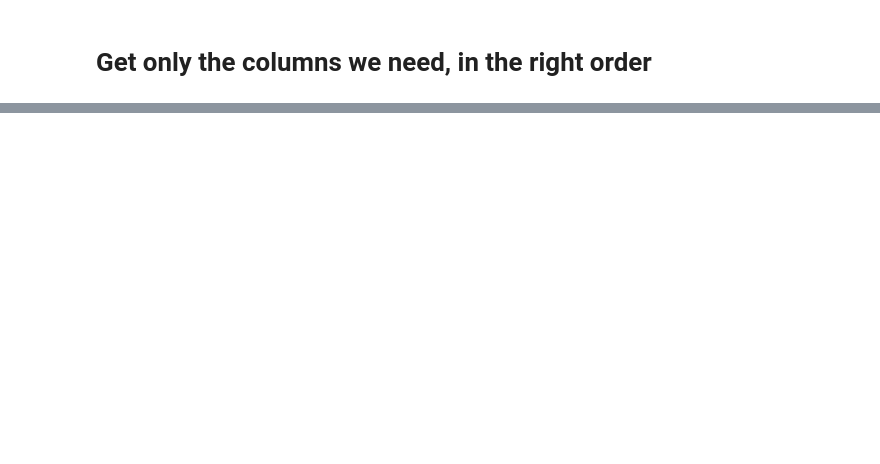
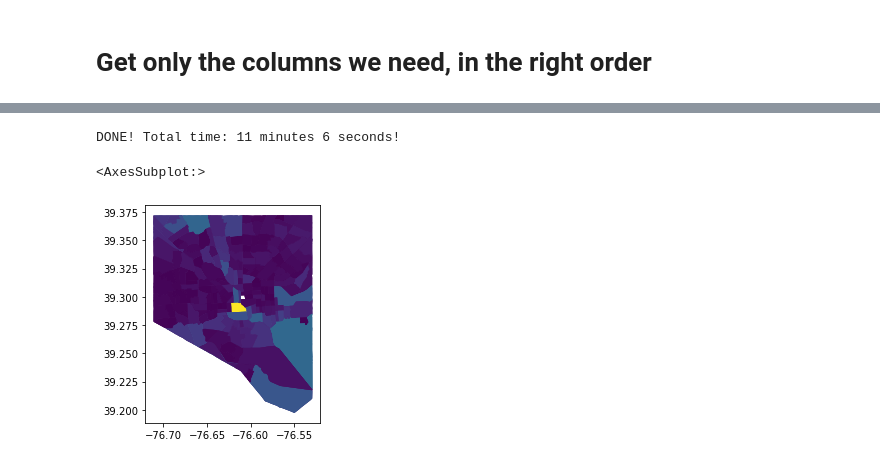
Before and after one commit to raddick/community_reinvestment_act, a Jupyter notebook: 6. Get city data.ipynb, the cells around one changed output, grey strips where cells are left out. Cells and saved outputs as stored; diff of their text form; code cells hidden in the pictures; blank space fills up the shorter version.

```diff
--- a/6. Get city data.ipynb
+++ b/6. Get city data.ipynb
@@ -1905,0 +1567,23 @@ Grand total time: 27 minutes 1 seconds!
+# %%
+s = time.time()
+q = '/home/idies/workspace/Storage/raddick/Baltimore/community_reinvestment_act/final_data/baltimore_2017_2019_no_geo.csv'
+qdf = pandas.read_csv(q)
+qdf = qdf.set_index(['GEOID', 'year'], drop=True)
+
+
+r = '/home/idies/workspace/Storage/raddick/Baltimore/community_reinvestment_act/final_data/baltimore_2017_2019_shapefiles.shp'
+rgdf = geopandas.read_file(r)
+rgdf = rgdf.set_index(['GEOID', 'year'], drop=True)
+
+gdf = geopandas.GeoDataFrame(data=pandas.concat((qdf, rgdf), axis=1), columns=pandas.concat((qdf, rgdf), axis=1).columns, crs=rgdf.crs, geometry='geometry')
+
+e = time.time()
+g = g + (e-s)
+
+print('DONE! Total time: {0:,.0f} minutes {1:,.0f} seconds!'.format(np.floor(g/60), np.floor(g%60)))
+
+gdf.plot(column='amtLoans1_adj')
+# %% [output]
+DONE! Total time: 11 minutes 6 seconds!
+<AxesSubplot:>
+[figure, added]
```
Also changed, not shown: parts of 45 cells of this notebook, 1 other file.
